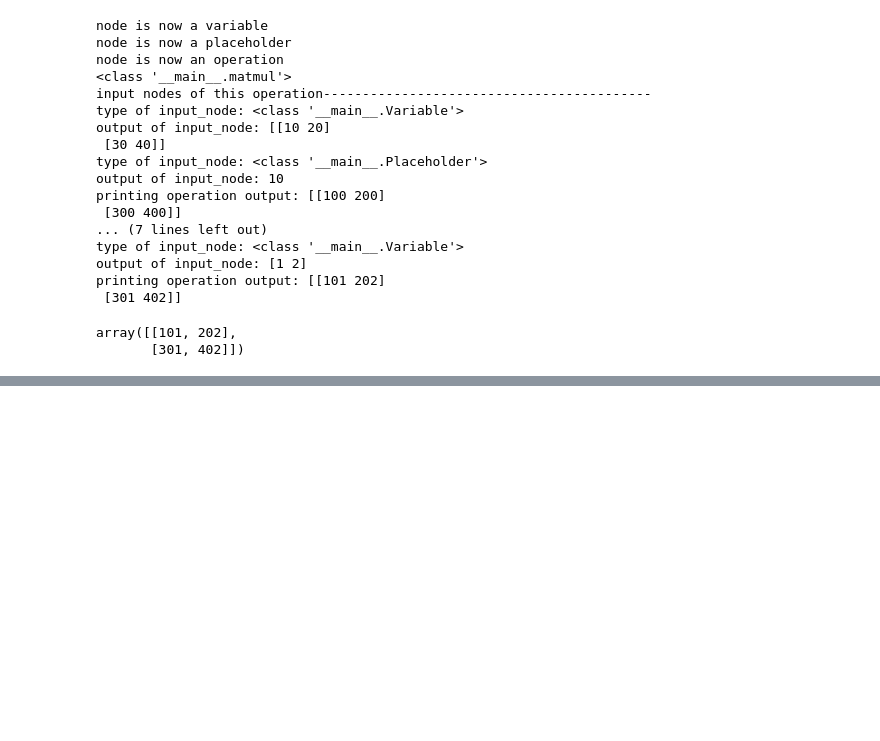
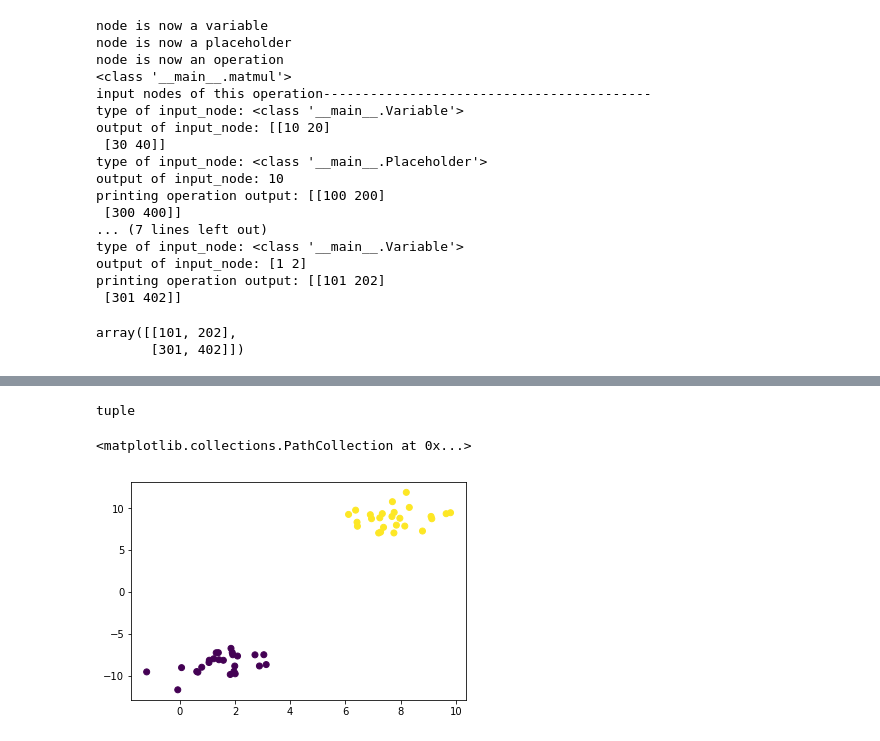
Before and after one commit to Diagon-Alley/tensor-flow-exps, a Jupyter notebook: BasicNeuralNetworks/ManualNeuralNetwork.ipynb, the cells around one changed output, grey strips where cells are left out. Saved outputs shown, nothing was run; the diff lists cells and outputs as text; code cells hidden in the pictures; blank space fills up the shorter version.

```diff
--- a/BasicNeuralNetworks/ManualNeuralNetwork.ipynb
+++ b/BasicNeuralNetworks/ManualNeuralNetwork.ipynb
@@ -239,0 +273,2 @@ array([[101, 202],
+# %%
+data = make_blobs(n_samples=50, n_features=2, centers=2, random_state=75) # centers essentially defines the number of centers
@@ -239,0 +295,14 @@ array([[101, 202],
+# %%
+type(data)
+# %% [output]
+tuple
+# %%
+features = data[0]
+labels = data[1]
+# %%
+plt.scatter(features[:, 0], features[:,1], c=labels) # on the x-axis we will have feature 1 and on the y-axis feature 2
+# the c attribute is used in order to color the data points, the idea here is that we can use the labels list as a reference to
+# the kind of coloring that we wanna add
+# %% [output]
+<matplotlib.collections.PathCollection at 0x...>
+[figure, added]
```
Also changed, not shown: parts of 13 cells of this notebook.
